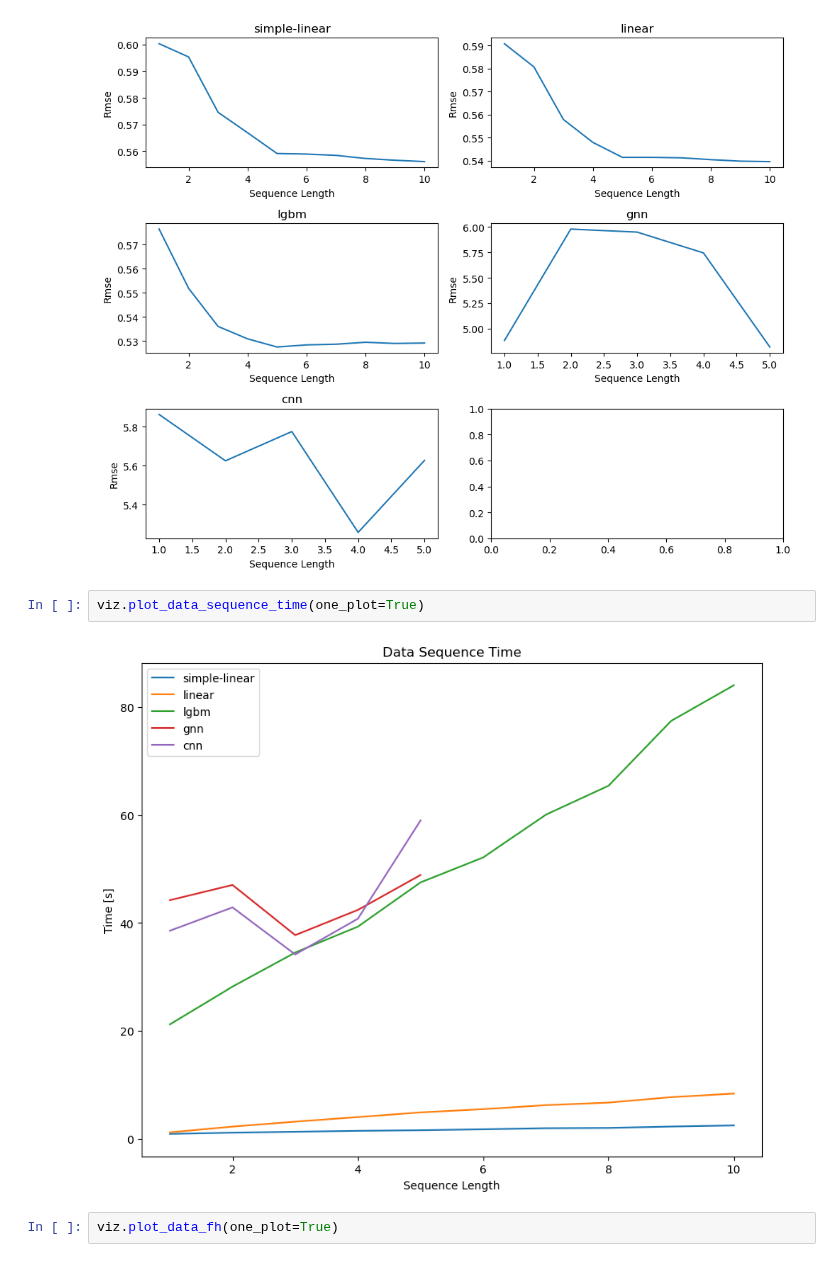
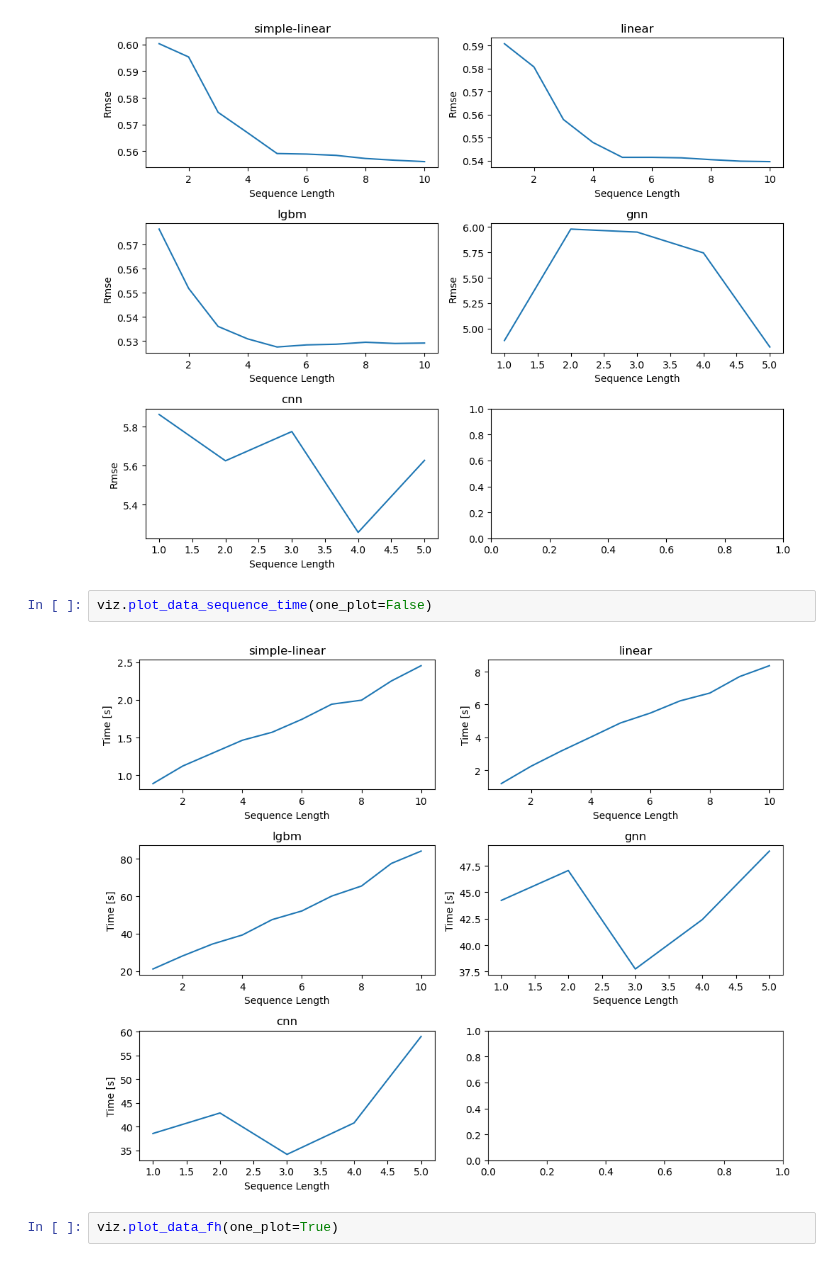
Before and after one commit to iwamaciek/stwp, a Jupyter notebook: hpo/visualisation.ipynb, the cells around one changed output. Drawn from its saved outputs; the diff is of its cells as text.

```diff
--- a/hpo/visualisation.ipynb
+++ b/hpo/visualisation.ipynb
@@ -13,9 +13,9 @@ viz.plot_data_sequence(one_plot=False)
 # %% [output]
 [figure]
 # %%
-viz.plot_data_sequence_time(one_plot=True)
+viz.plot_data_sequence_time(one_plot=False)
 # %% [output]
-[figure, old version]
+[figure, new version]
 # %%
 viz.plot_data_fh(one_plot=True)
 # %% [output]
```
Also changed, not shown: 1 other file.
